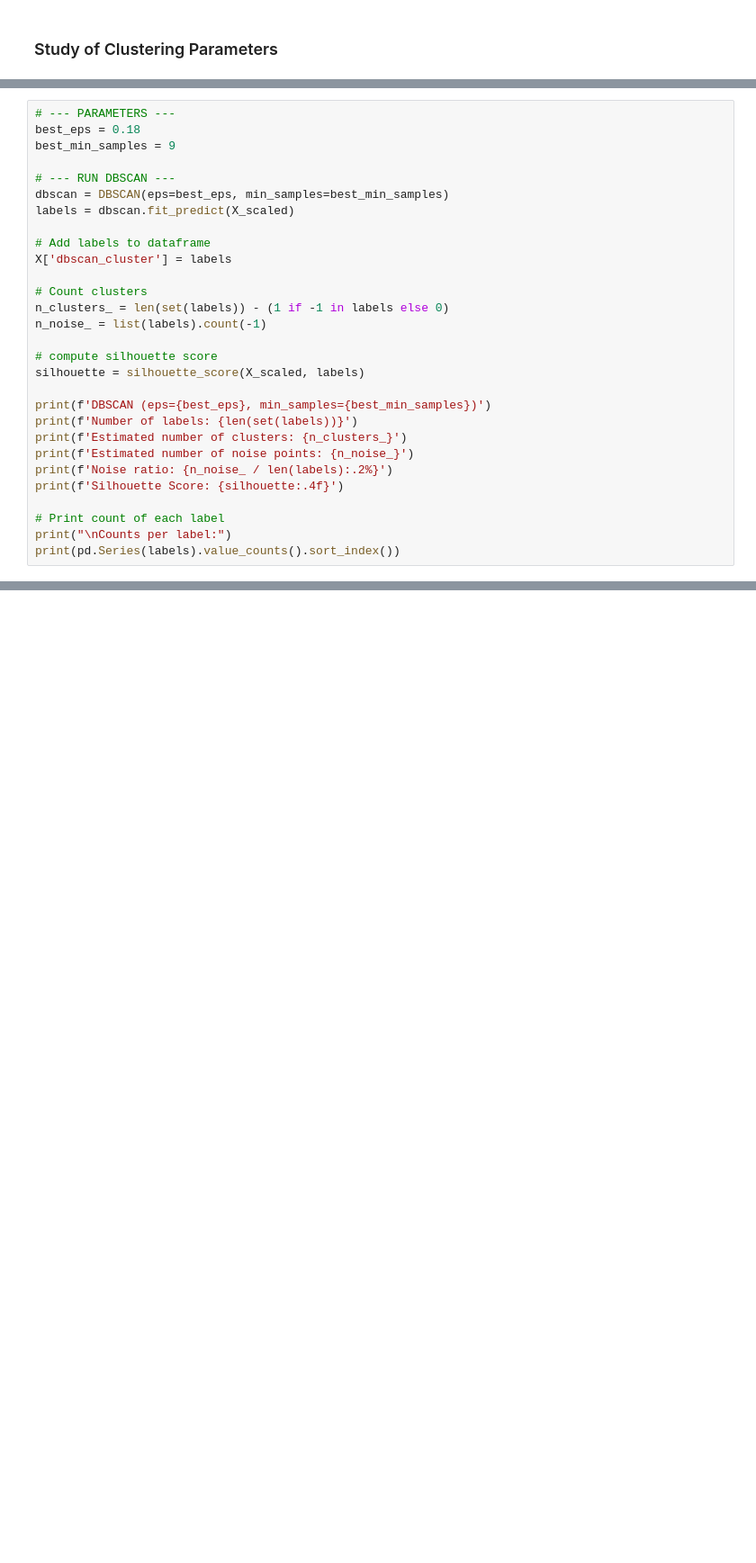
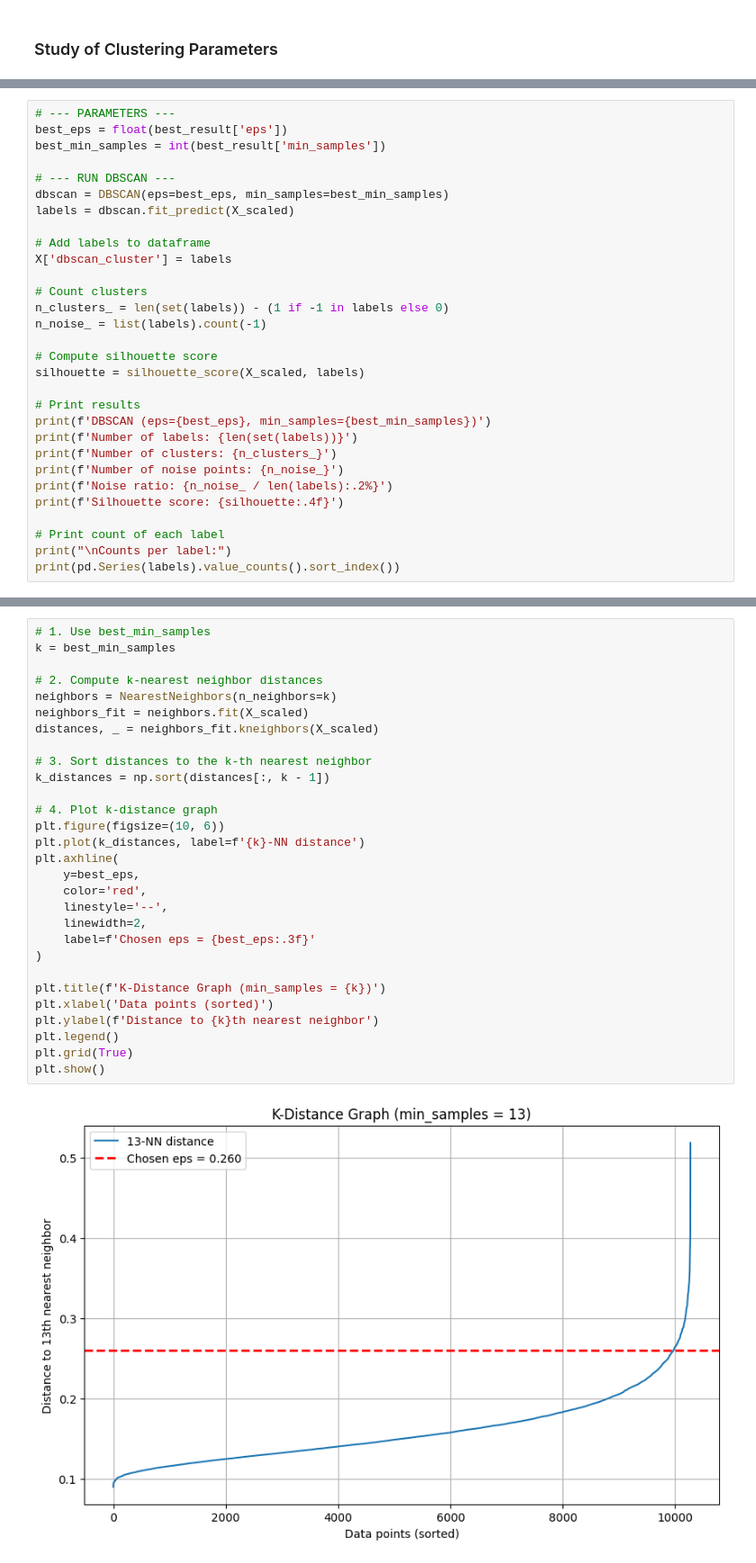
Before and after one commit to abderrahmane-salmi/UNIPI-Data-Mining-Project, a Jupyter notebook: task2/dbscan copy.ipynb, the cells around one changed output, grey strips where cells are left out. Shown at 90% size. Saved outputs shown, nothing was run; the diff lists cells and outputs as text; blank space fills up the shorter version.

```diff
--- a/task2/dbscan copy.ipynb
+++ b/task2/dbscan copy.ipynb
@@ -362,7 +364,7 @@ silhouette_score = 0.4089
 # %%
 # --- PARAMETERS ---
-best_eps = 0.18
-best_min_samples = 9
+best_eps = float(best_result['eps'])
+best_min_samples = int(best_result['min_samples'])
 
 # --- RUN DBSCAN ---
 dbscan = DBSCAN(eps=best_eps, min_samples=best_min_samples)
@@ -375,15 +377,16 @@ X['dbscan_cluster'] = labels
 n_clusters_ = len(set(labels)) - (1 if -1 in labels else 0)
 n_noise_ = list(labels).count(-1)
 
-# compute silhouette score
+# Compute silhouette score
 silhouette = silhouette_score(X_scaled, labels)
 
+# Print results
 print(f'DBSCAN (eps={best_eps}, min_samples={best_min_samples})')
 print(f'Number of labels: {len(set(labels))}')
-print(f'Estimated number of clusters: {n_clusters_}')
-print(f'Estimated number of noise points: {n_noise_}')
+print(f'Number of clusters: {n_clusters_}')
+print(f'Number of noise points: {n_noise_}')
 print(f'Noise ratio: {n_noise_ / len(labels):.2%}')
-print(f'Silhouette Score: {silhouette:.4f}')
+print(f'Silhouette score: {silhouette:.4f}')
 
 # Print count of each label
 print("\nCounts per label:")
@@ -403,0 +409,31 @@ Name: count, dtype: int64
+# %%
+# 1. Use best_min_samples
+k = best_min_samples
+
+# 2. Compute k-nearest neighbor distances
+neighbors = NearestNeighbors(n_neighbors=k)
+neighbors_fit = neighbors.fit(X_scaled)
+distances, _ = neighbors_fit.kneighbors(X_scaled)
+
+# 3. Sort distances to the k-th nearest neighbor
+k_distances = np.sort(distances[:, k - 1])
+
+# 4. Plot k-distance graph
+plt.figure(figsize=(10, 6))
+plt.plot(k_distances, label=f'{k}-NN distance')
+plt.axhline(
+    y=best_eps,
+    color='red',
+    linestyle='--',
+    linewidth=2,
+    label=f'Chosen eps = {best_eps:.3f}'
+)
+
+plt.title(f'K-Distance Graph (min_samples = {k})')
+plt.xlabel('Data points (sorted)')
+plt.ylabel(f'Distance to {k}th nearest neighbor')
+plt.legend()
+plt.grid(True)
+plt.show()
+# %% [output]
+[figure, added]
```
Also changed, not shown: parts of 22 cells of this notebook.
